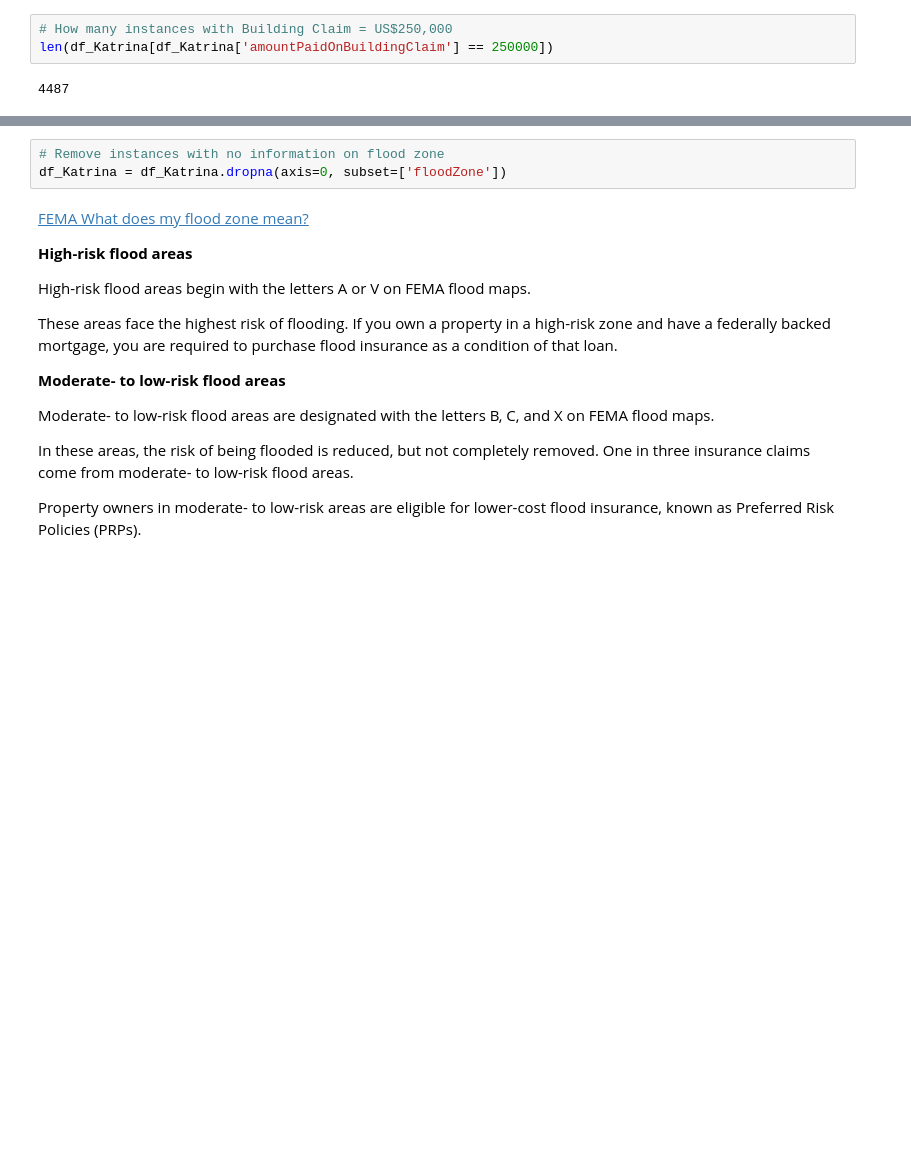
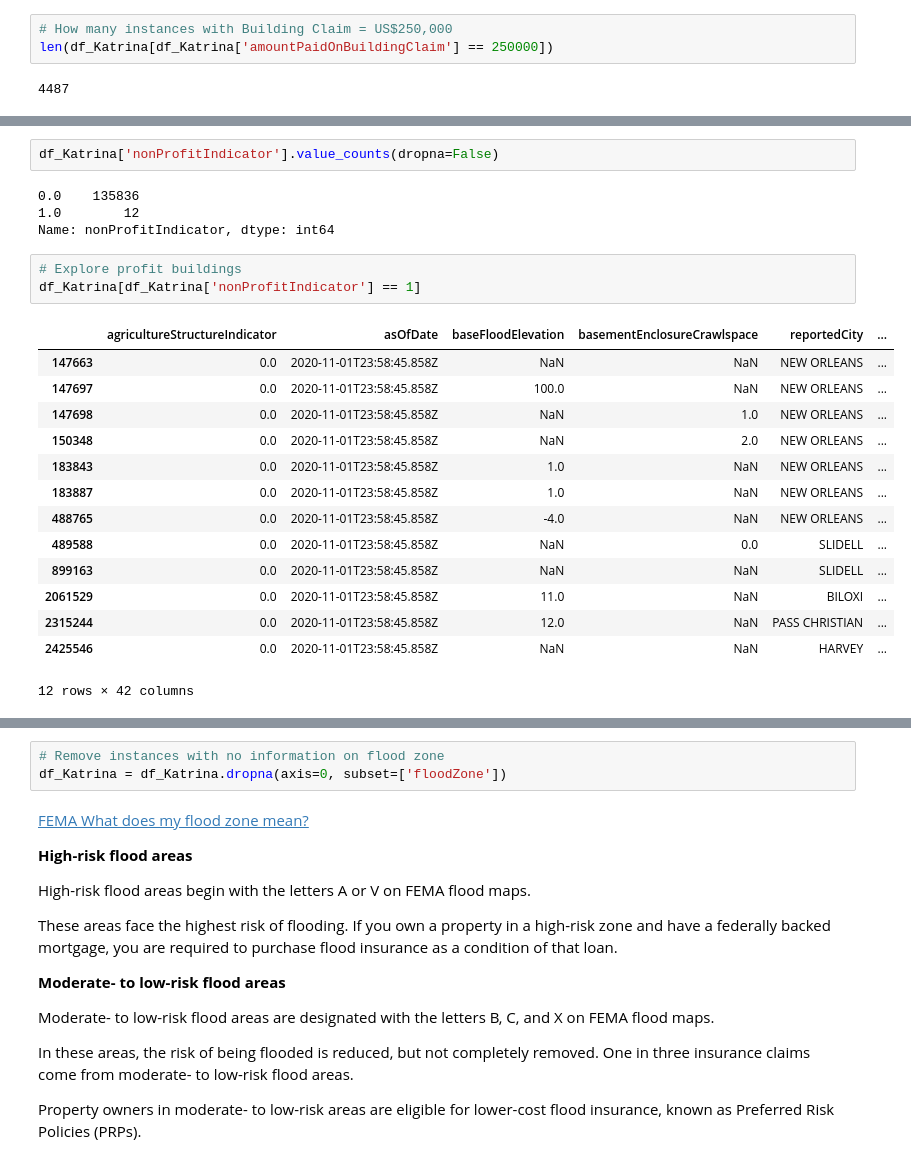
Before and after one commit to samroeslin/National-Flood-Insurance-Program, a Jupyter notebook: Flood_data_2005_event.ipynb, the cells around one changed output, grey strips where cells are left out. Saved outputs shown, nothing was run; the diff lists cells and outputs as text; blank space fills up the shorter version.

```diff
--- a/Flood_data_2005_event.ipynb
+++ b/Flood_data_2005_event.ipynb
@@ -524,0 +630,24 @@ Index(['agricultureStructureIndicator', 'asOfDate', 'baseFloodElevation',
+# %%
+df_Katrina['nonProfitIndicator'].value_counts(dropna=False)
+# %% [output]
+0.0    135836
+1.0        12
+Name: nonProfitIndicator, dtype: int64
+# %%
+# Explore profit buildings
+df_Katrina[df_Katrina['nonProfitIndicator'] == 1]
+# %% [output]
+|  | agricultureStructureIndicator | asOfDate | baseFloodElevation | basementEnclosureCrawlspace | reportedCity | ... |
+| 147663 | 0.0 | 2020-11-01T23:58:45.858Z | NaN | NaN | NEW ORLEANS | ... |
+| 147697 | 0.0 | 2020-11-01T23:58:45.858Z | 100.0 | NaN | NEW ORLEANS | ... |
+| 147698 | 0.0 | 2020-11-01T23:58:45.858Z | NaN | 1.0 | NEW ORLEANS | ... |
+| 150348 | 0.0 | 2020-11-01T23:58:45.858Z | NaN | 2.0 | NEW ORLEANS | ... |
+| 183843 | 0.0 | 2020-11-01T23:58:45.858Z | 1.0 | NaN | NEW ORLEANS | ... |
+| 183887 | 0.0 | 2020-11-01T23:58:45.858Z | 1.0 | NaN | NEW ORLEANS | ... |
+| 488765 | 0.0 | 2020-11-01T23:58:45.858Z | -4.0 | NaN | NEW ORLEANS | ... |
+| 489588 | 0.0 | 2020-11-01T23:58:45.858Z | NaN | 0.0 | SLIDELL | ... |
+| 899163 | 0.0 | 2020-11-01T23:58:45.858Z | NaN | NaN | SLIDELL | ... |
+| 2061529 | 0.0 | 2020-11-01T23:58:45.858Z | 11.0 | NaN | BILOXI | ... |
+| 2315244 | 0.0 | 2020-11-01T23:58:45.858Z | 12.0 | NaN | PASS CHRISTIAN | ... |
+| 2425546 | 0.0 | 2020-11-01T23:58:45.858Z | NaN | NaN | HARVEY | ... |
+12 rows × 42 columns
```
Also changed, not shown: parts of 98 cells of this notebook.
